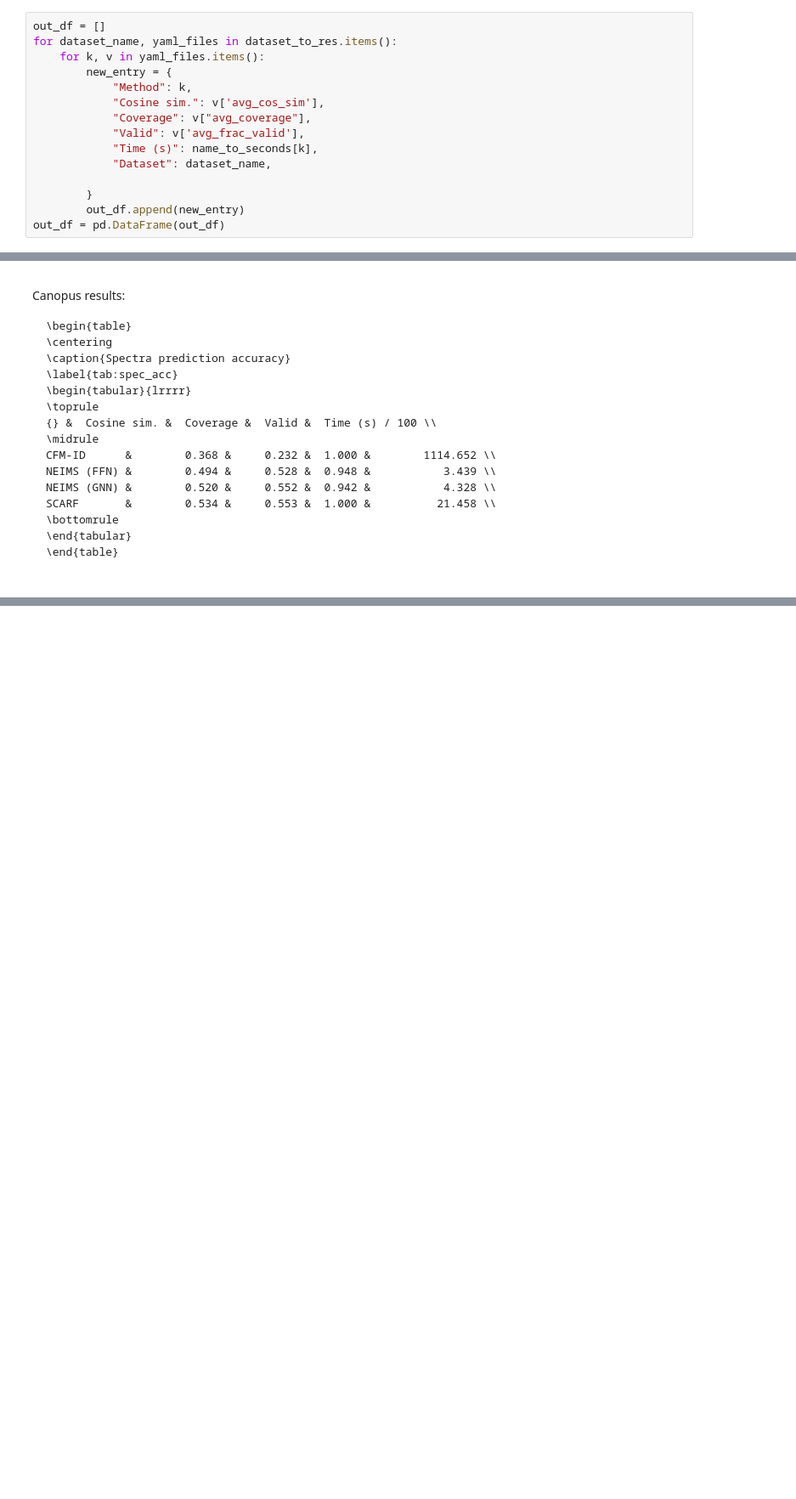
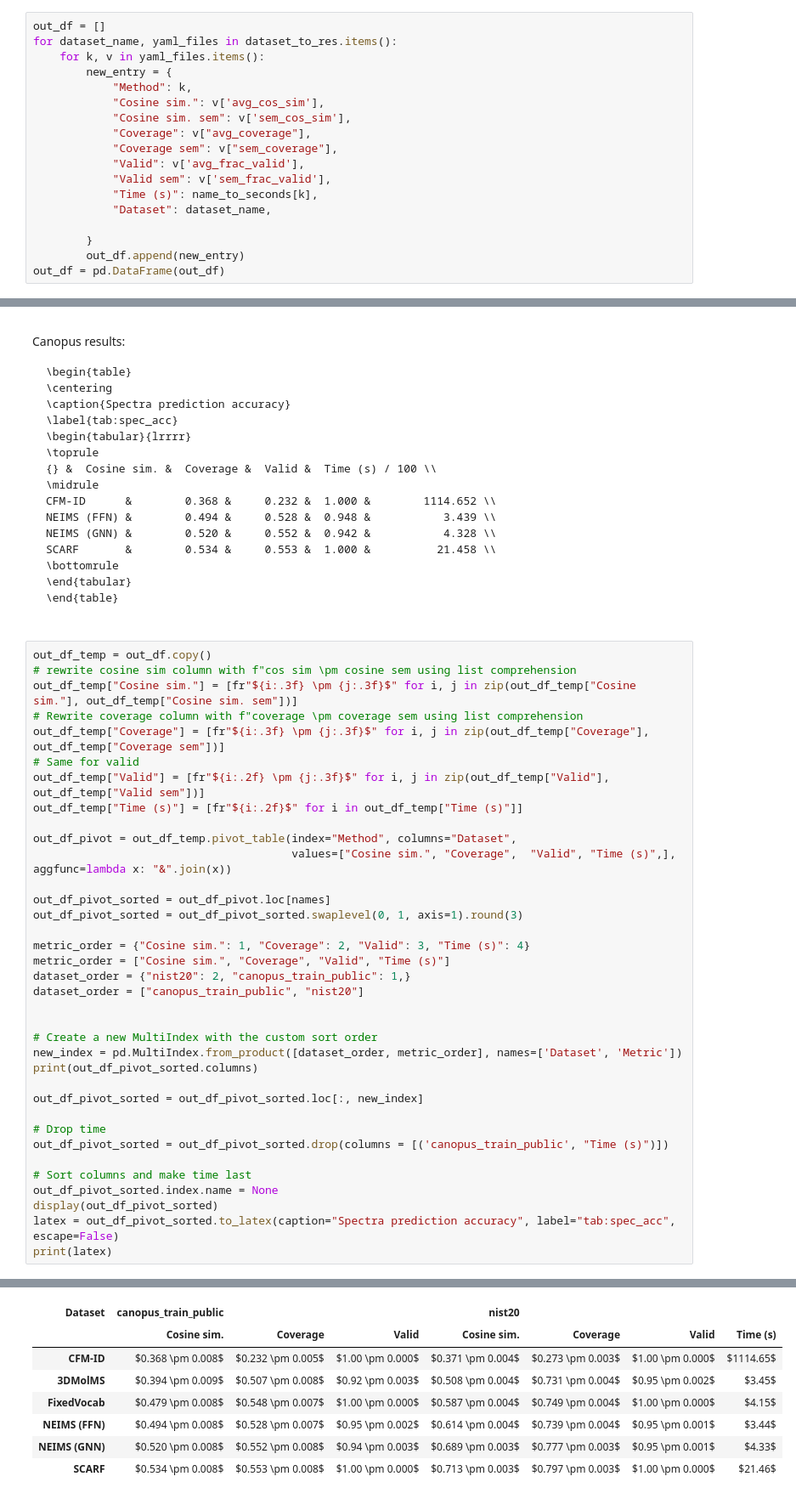
Before and after one commit to samgoldman97/ms-pred, a Jupyter notebook: notebooks/scarf_fig_weave.ipynb, the cells around one changed output, grey strips where cells are left out. Shown: that part at 85% size. Saved outputs shown, nothing was run; the diff lists cells and outputs as text; blank space fills up the shorter version.

````diff
--- a/notebooks/scarf_fig_weave.ipynb
+++ b/notebooks/scarf_fig_weave.ipynb
@@ -50,8 +50,11 @@ for dataset_name, yaml_files in dataset_to_res.items():
         new_entry = {
             "Method": k,
             "Cosine sim.": v['avg_cos_sim'],
+            "Cosine sim. sem": v['sem_cos_sim'],
             "Coverage": v["avg_coverage"],
+            "Coverage sem": v["sem_coverage"],
             "Valid": v['avg_frac_valid'],
+            "Valid sem": v['sem_frac_valid'],
             "Time (s)": name_to_seconds[k],
             "Dataset": dataset_name,
 
@@ -151,3 +154,40 @@ SCARF       &        0.534 &     0.553 &  1.000 &          21.458 \\
 \end{table}
 
 ```
+# %%
+out_df_temp = out_df.copy()
+# rewrite cosine sim column with f"cos sim \pm cosine sem using list comprehension
+out_df_temp["Cosine sim."] = [fr"${i:.3f} \pm {j:.3f}$" for i, j in zip(out_df_temp["Cosine sim."], out_df_temp["Cosine sim. sem"])]
+# Rewrite coverage column with f"coverage \pm coverage sem using list comprehension
+out_df_temp["Coverage"] = [fr"${i:.3f} \pm {j:.3f}$" for i, j in zip(out_df_temp["Coverage"], out_df_temp["Coverage sem"])]
+# Same for valid
+out_df_temp["Valid"] = [fr"${i:.2f} \pm {j:.3f}$" for i, j in zip(out_df_temp["Valid"], out_df_temp["Valid sem"])]
+out_df_temp["Time (s)"] = [fr"${i:.2f}$" for i in out_df_temp["Time (s)"]]
+
+out_df_pivot = out_df_temp.pivot_table(index="Method", columns="Dataset",
+                                       values=["Cosine sim.", "Coverage",  "Valid", "Time (s)",], aggfunc=lambda x: "&".join(x))
+
+out_df_pivot_sorted = out_df_pivot.loc[names]
+out_df_pivot_sorted = out_df_pivot_sorted.swaplevel(0, 1, axis=1).round(3)
+
+metric_order = {"Cosine sim.": 1, "Coverage": 2, "Valid": 3, "Time (s)": 4}
+metric_order = ["Cosine sim.", "Coverage", "Valid", "Time (s)"]
+dataset_order = {"nist20": 2, "canopus_train_public": 1,}
+dataset_order = ["canopus_train_public", "nist20"]
+
+
+# Create a new MultiIndex with the custom sort order
+new_index = pd.MultiIndex.from_product([dataset_order, metric_order], names=['Dataset', 'Metric'])
+print(out_df_pivot_sorted.columns)
+
+out_df_pivot_sorted = out_df_pivot_sorted.loc[:, new_index]
+
+# Drop time
+out_df_pivot_sorted = out_df_pivot_sorted.drop(columns = [('canopus_train_public', "Time (s)")])
+
+# Sort columns and make time last
+out_df_pivot_sorted.index.name = None
+display(out_df_pivot_sorted)
+latex = out_df_pivot_sorted.to_latex(caption="Spectra prediction accuracy", label="tab:spec_acc", escape=False)
+print(latex)
+# %% [output]
@@ -153,0 +203,8 @@ SCARF       &        0.534 &     0.553 &  1.000 &          21.458 \\
+| Dataset | canopus_train_public |  |  | nist20 |  |  |  |
+|  | Cosine sim. | Coverage | Valid | Cosine sim. | Coverage | Valid | Time (s) |
+| CFM-ID | $0.368 \pm 0.008$ | $0.232 \pm 0.005$ | $1.00 \pm 0.000$ | $0.371 \pm 0.004$ | $0.273 \pm 0.003$ | $1.00 \pm 0.000$ | $1114.65$ |
+| 3DMolMS | $0.394 \pm 0.009$ | $0.507 \pm 0.008$ | $0.92 \pm 0.003$ | $0.508 \pm 0.004$ | $0.731 \pm 0.004$ | $0.95 \pm 0.002$ | $3.45$ |
+| FixedVocab | $0.479 \pm 0.008$ | $0.548 \pm 0.007$ | $1.00 \pm 0.000$ | $0.587 \pm 0.004$ | $0.749 \pm 0.004$ | $1.00 \pm 0.000$ | $4.15$ |
+| NEIMS (FFN) | $0.494 \pm 0.008$ | $0.528 \pm 0.007$ | $0.95 \pm 0.002$ | $0.614 \pm 0.004$ | $0.739 \pm 0.004$ | $0.95 \pm 0.001$ | $3.44$ |
+| NEIMS (GNN) | $0.520 \pm 0.008$ | $0.552 \pm 0.008$ | $0.94 \pm 0.003$ | $0.689 \pm 0.003$ | $0.777 \pm 0.003$ | $0.95 \pm 0.001$ | $4.33$ |
+| SCARF | $0.534 \pm 0.008$ | $0.553 \pm 0.008$ | $1.00 \pm 0.000$ | $0.713 \pm 0.003$ | $0.797 \pm 0.003$ | $1.00 \pm 0.000$ | $21.46$ |
````
Also changed, not shown: parts of 1 cell of this notebook, 52 other files.
